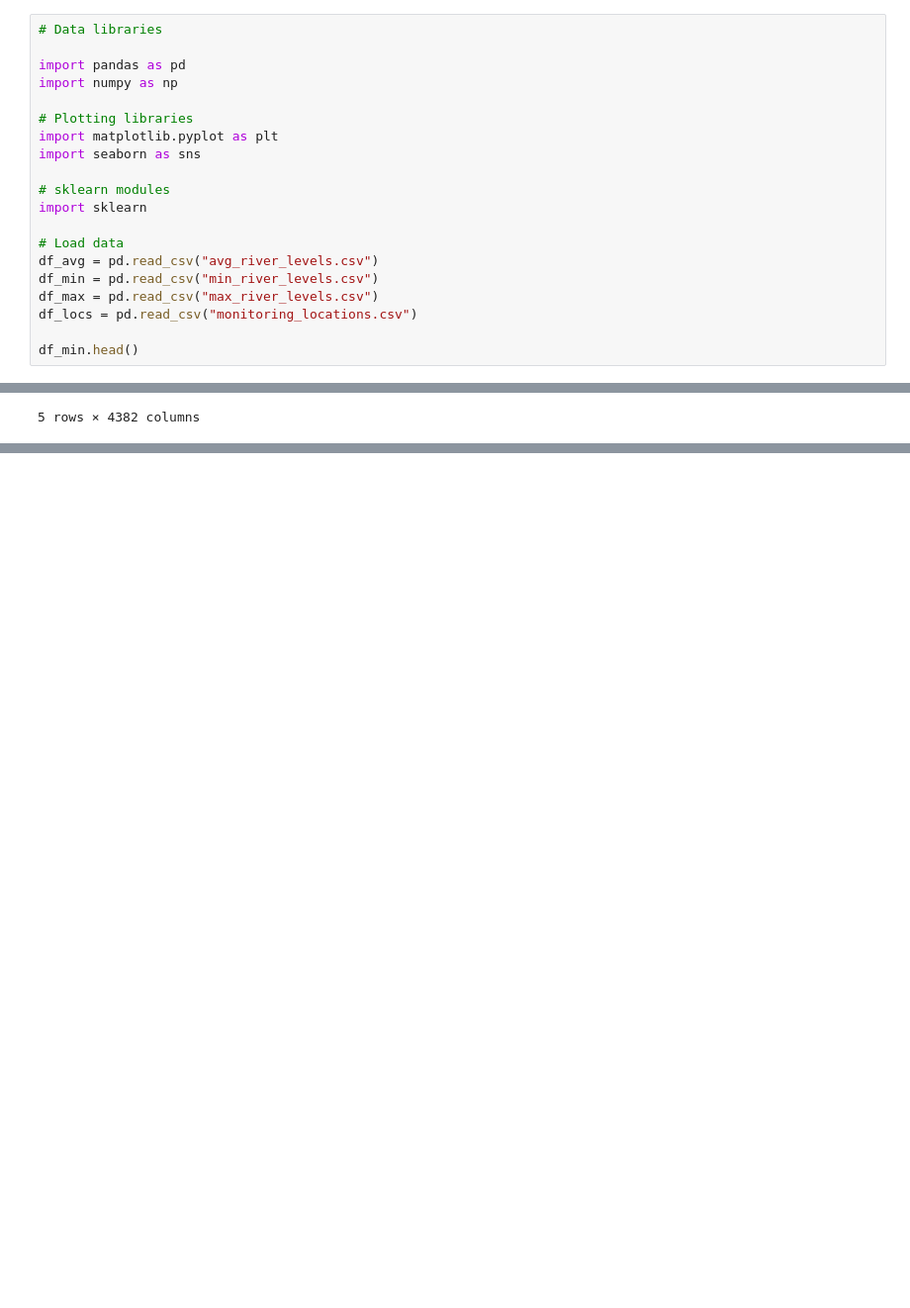
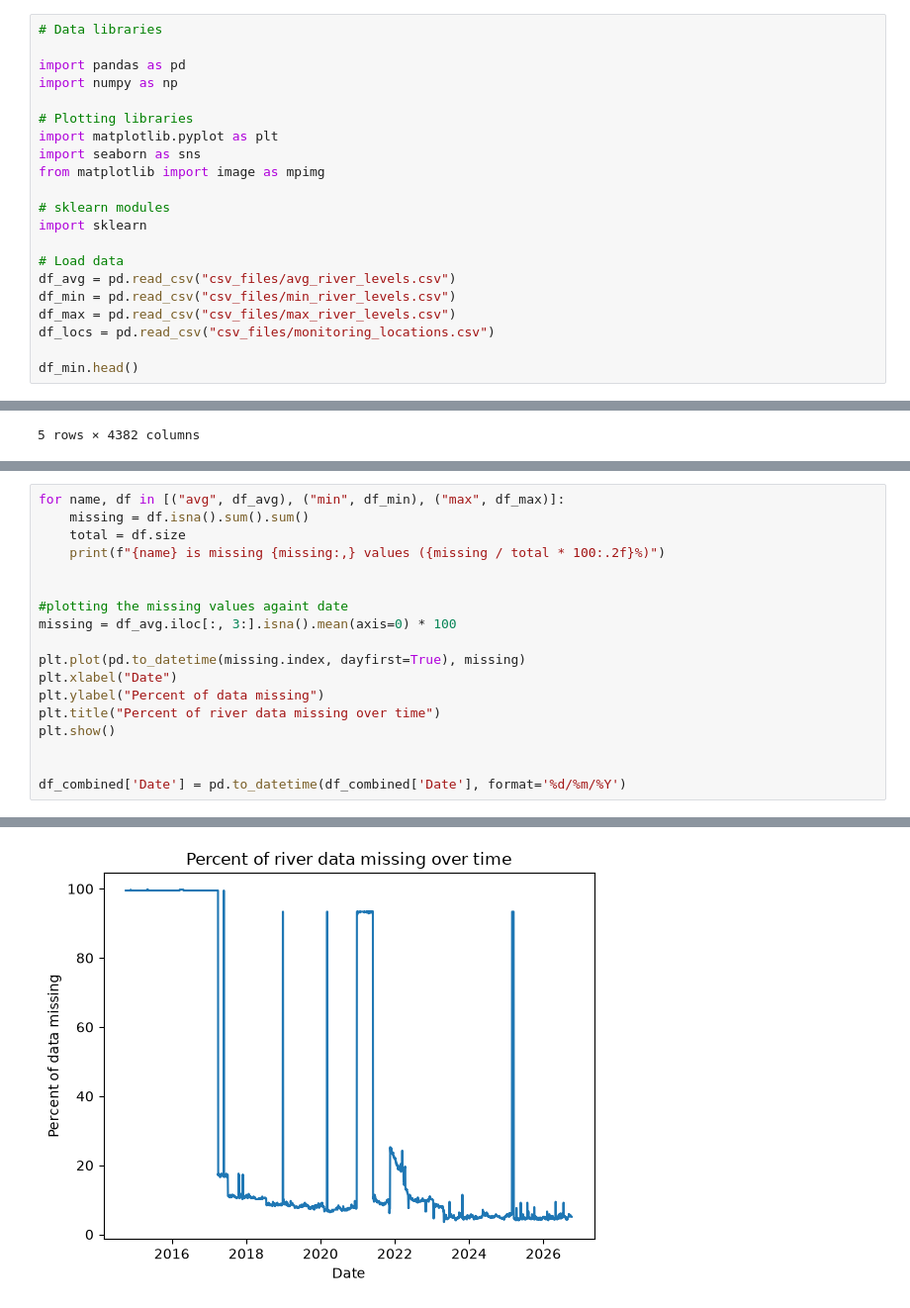
Before and after one commit to Emma-Deyell/MLP-PROJ, a Jupyter notebook: project_emma.ipynb, the cells around one changed output, grey strips where cells are left out. Shown at 99% size. Saved outputs shown, nothing was run; the diff lists cells and outputs as text; blank space fills up the shorter version.

Commit message:
file name changes, cleaning

```diff
--- a/project_emma.ipynb
+++ b/project_emma.ipynb
@@ -7,15 +7,16 @@ import numpy as np
 # Plotting libraries
 import matplotlib.pyplot as plt
 import seaborn as sns
+from matplotlib import image as mpimg
 
 # sklearn modules
 import sklearn
 
 # Load data
-df_avg = pd.read_csv("avg_river_levels.csv")
-df_min = pd.read_csv("min_river_levels.csv")
-df_max = pd.read_csv("max_river_levels.csv")
-df_locs = pd.read_csv("monitoring_locations.csv")
+df_avg = pd.read_csv("csv_files/avg_river_levels.csv")
+df_min = pd.read_csv("csv_files/min_river_levels.csv")
+df_max = pd.read_csv("csv_files/max_river_levels.csv")
+df_locs = pd.read_csv("csv_files/monitoring_locations.csv")
 
 df_min.head()
 # %% [output]
@@ -28,0 +82,19 @@ df_min.head()
+# %%
+for name, df in [("avg", df_avg), ("min", df_min), ("max", df_max)]:
+    missing = df.isna().sum().sum()
+    total = df.size
+    print(f"{name} is missing {missing:,} values ({missing / total * 100:.2f}%)")
+
+
+#plotting the missing values againt date
+missing = df_avg.iloc[:, 3:].isna().mean(axis=0) * 100
+
+plt.plot(pd.to_datetime(missing.index, dayfirst=True), missing)
+plt.xlabel("Date")
+plt.ylabel("Percent of data missing")
+plt.title("Percent of river data missing over time")
+plt.show()
+
+
+df_combined['Date'] = pd.to_datetime(df_combined['Date'], format='%d/%m/%Y')
+# %% [output]
@@ -28,0 +104 @@ df_min.head()
+[figure, added]
```
Also changed, not shown: parts of 3 cells of this notebook, 11 other files.
